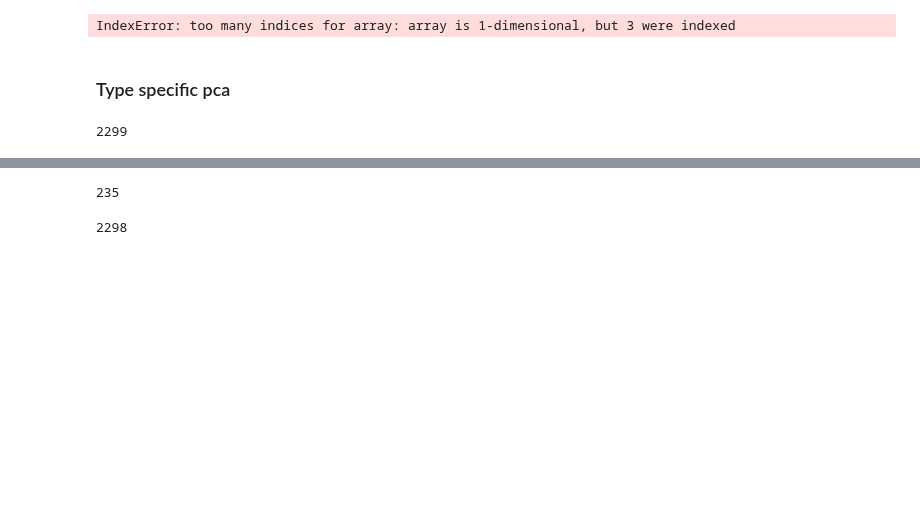
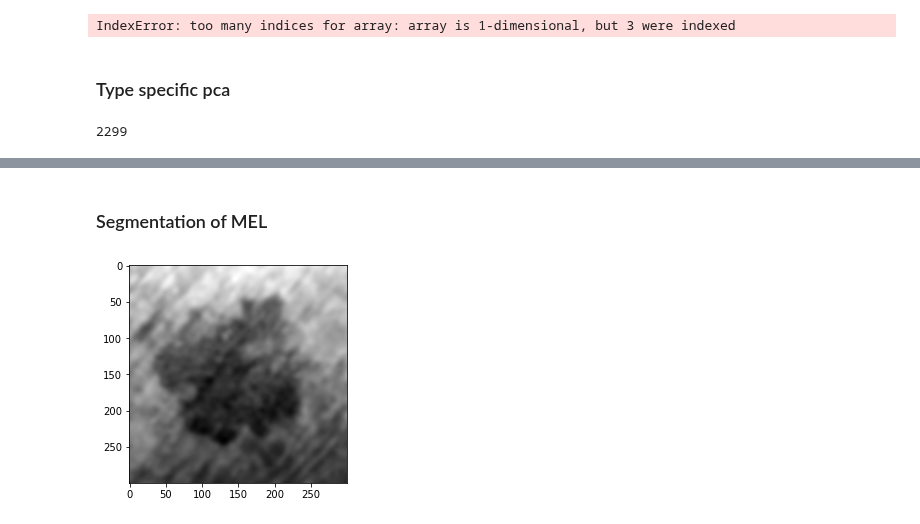
Before and after one commit to julielhagen/First-Year-Project, a Jupyter notebook: Segmentation.ipynb, the cells around one changed output, grey strips where cells are left out. Drawn from its saved outputs; the diff is of its cells as text; code cells hidden in the pictures; blank space fills up the shorter version.

Commit message:
Working on segmentation

```diff
--- a/Segmentation.ipynb
+++ b/Segmentation.ipynb
@@ -80,6 +82,20 @@ def generate_mask(im):
     im_mask = morphology.binary_opening(im_mask, struct_el)
 
     return im_mask
+# %%
+def generate_gaussian_mask(im):
+    im = gaussian(rgb2gray(im)*256, 3)
+
+    plt.imshow(im, cmap='gray')
+
+    val = filters.threshold_otsu(im)
+    im_mask = im < val
+
+    struct_el = morphology.disk(3)
+
+    im_mask = morphology.binary_opening(im_mask, struct_el)
+
+    return im_mask
 # %%
 im_mask = generate_mask(images[1])
 
@@ -206,11 +223,17 @@ images_sek = []
 images_sek = load_images(images_sek, paths_sek)
 # %%
 save_images(images_sek, paths_sek, 'imgs_sek/')
-# %%
-len(images_sek)
-# %% [output]
-235
-# %%
-len(images_ack)+len(images_bcc)+len(images_mel)+len(images_nev)+len(images_scc)+len(images_sek)
-# %% [output]
-2298
+# %% [markdown]
+### Segmentation of MEL
+# %%
+def save_mask(im_path, im_mask):
+    mask_path = 'imgs_mel/' + '_mask3.'.join(im_path.split('.'))
+
+    mpimg.imsave(mask_path,im_mask)
+# %%
+for i in range(len(images_mel)):
+    im_mask = generate_gaussian_mask(images_mel[i])
+
+    save_mask(paths_mel[i], im_mask)
+# %% [output]
+[figure, added]
```
Also changed, not shown: parts of 16 cells of this notebook.
